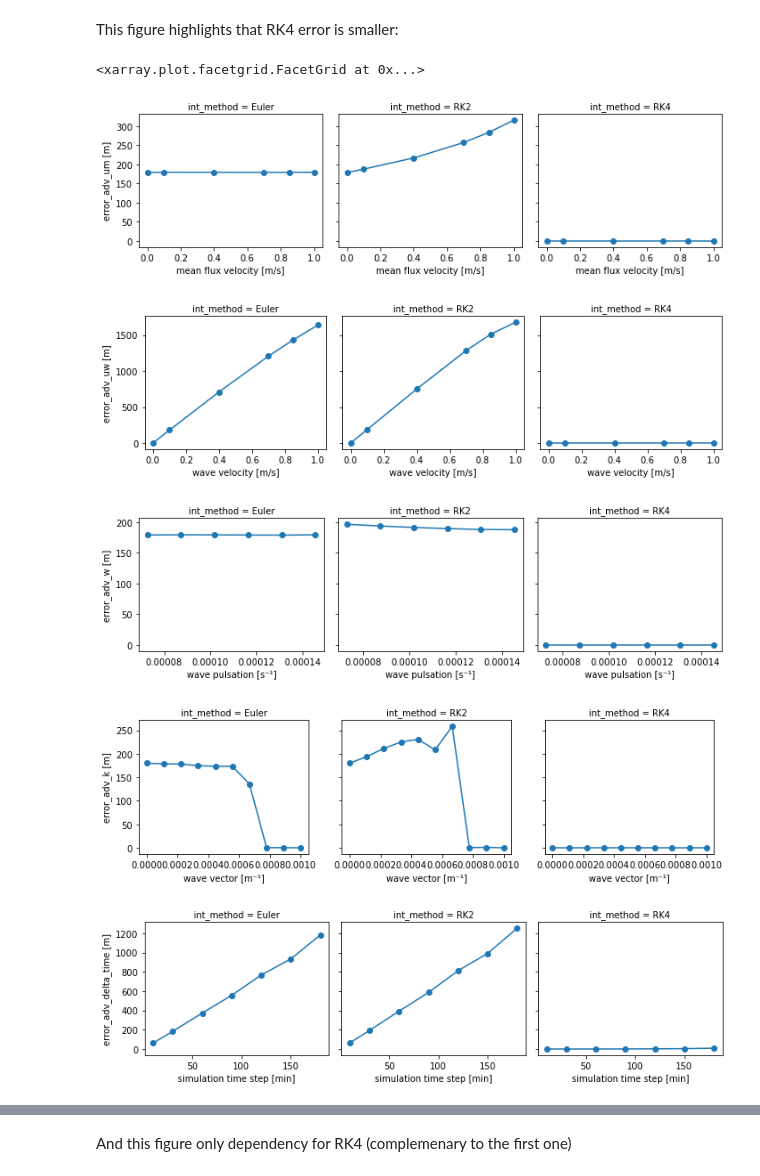
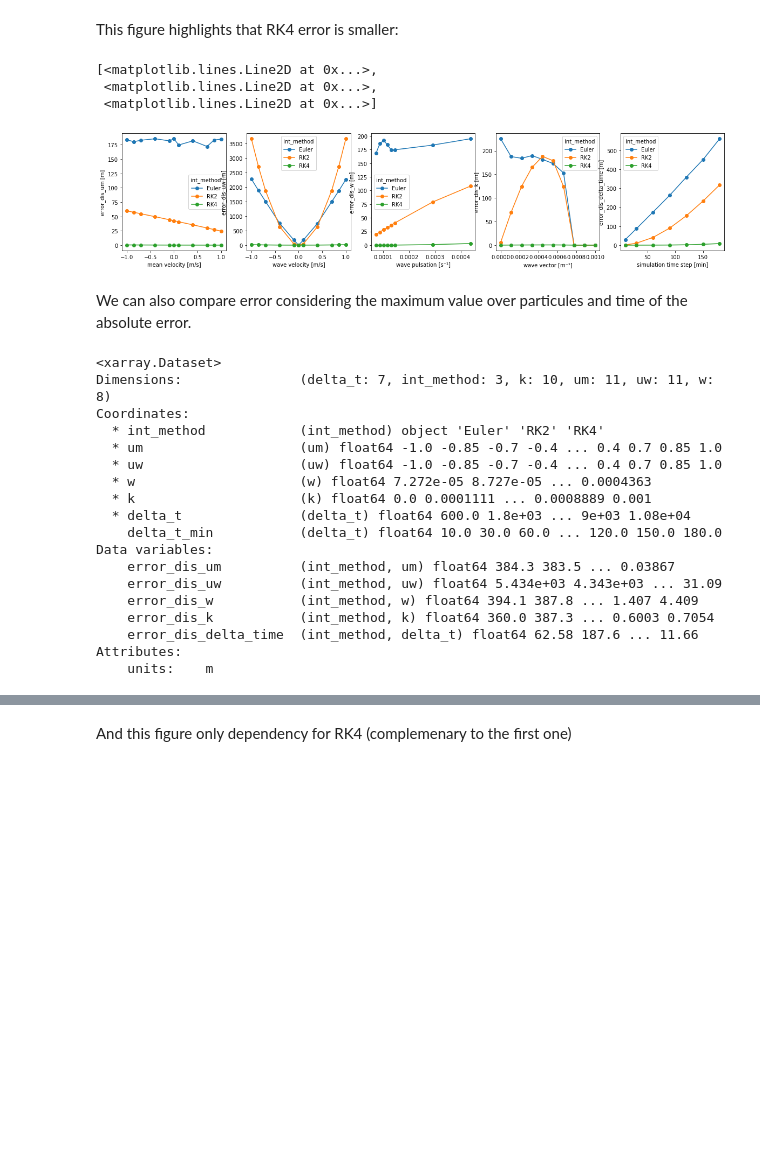
Before and after one commit to margot-demol/stage-m1, a Jupyter notebook: development/temporal_int_comparison.ipynb, the cells around one changed output, grey strips where cells are left out. Drawn from its saved outputs; the diff is of its cells as text; code cells hidden in the pictures; blank space fills up the shorter version.

```diff
--- a/development/temporal_int_comparison.ipynb
+++ b/development/temporal_int_comparison.ipynb
@@ -174,27 +163,21 @@ To select the error amplitude, I select max and min of the advancement differenc
 # %%
-Um=[0, 0.1, 0.4,0.7,0.85,1]
-Uw=[0, 0.1, 0.4,0.7,0.85,1]
-W=[1/2*sti.w2,6/10*sti.w2,7/10*sti.w2,8/10*sti.w2,9/10*sti.w2,1*sti.w2]
+Um=[-1,-0.85,-0.7,-0.4,-0.1,0, 0.1, 0.4,0.7,0.85,1]
+Uw=[-1,-0.85,-0.7,-0.4,-0.1,0, 0.1, 0.4,0.7,0.85,1]
+W=[1/2*sti.w2,6/10*sti.w2,7/10*sti.w2,8/10*sti.w2,9/10*sti.w2,1*sti.w2, 2*sti.w2, 3*sti.w2]
 K=list(np.linspace(0,0.001,10))
 Var=[Um, Uw,W, K]
 
 Dt=[sti.h2s/6,sti.h2s/2,sti.h2s,sti.h2s*3/2, sti.h2s*2,sti.h2s*5/2, sti.h2s*3]
-T=[list(np.arange(0,sti.d2s*4, Dt[0])),
-   list(np.arange(0,sti.d2s*4, Dt[1])),
-   list(np.arange(0,sti.d2s*4, Dt[2])),
-   list(np.arange(0,sti.d2s*4, Dt[3])),
-   list(np.arange(0,sti.d2s*4, Dt[4])),
-   list(np.arange(0,sti.d2s*4, Dt[5])),
-   list(np.arange(0,sti.d2s*4,Dt[6]))]
-OT=[list(np.arange(0,sti.d2s*4, sti.h2s)),
-    list(np.arange(0,sti.d2s*4, sti.h2s)),
-    list(np.arange(0,sti.d2s*4-sti.h2s, sti.h2s)),
-    list(np.arange(0,sti.d2s*4-sti.h2s, sti.h2s*3/2)),
-    list(np.arange(0,sti.d2s*4-sti.h2s, sti.h2s*2)),
-    list(np.arange(0,sti.d2s*4-sti.h2s, sti.h2s*5/2)),
-    list(np.arange(0,sti.d2s*4-sti.h2s, sti.h2s*3))]
+T=[list(np.arange(0,sti.d2s*6, Dt[i])) for i in range(len(Dt))]
 
-ds=sti.dependency_comp_ds(list_Var=Var, OT=OT, T=T, Dt=Dt, advected=0)
+OT=[list(np.arange(0,sti.d2s*6, sti.h2s)),
+    list(np.arange(0,sti.d2s*6, sti.h2s)),
+    list(np.arange(0,sti.d2s*6-sti.h2s, sti.h2s)),
+    list(np.arange(0,sti.d2s*6-sti.h2s, sti.h2s*3/2)),
+    list(np.arange(0,sti.d2s*6-sti.h2s, sti.h2s*2)),
+    list(np.arange(0,sti.d2s*6-sti.h2s, sti.h2s*5/2)),
+    list(np.arange(0,sti.d2s*6-sti.h2s, sti.h2s*3))]
+ds=sti.dependency_ds(list_Var=Var, OT=OT, T=T, Dt=Dt, advected=0)
 ds
 # %% [output]
 <xarray.Dataset>
@@ -218,15 +201,37 @@ Attributes:
 # %% [markdown]
 This figure highlights that RK4 error is smaller:
 # %%
-ds.error_adv_um.plot(col='int_method',marker='o')
-ds.error_adv_uw.plot(col='int_method',marker='o')
-ds.error_adv_w.plot(col='int_method',marker='o')
-ds.error_adv_k.plot(col='int_method',marker='o')
-ds.error_adv_delta_time.plot( x='delta_t_min',col='int_method',marker='o')
+fig, axes = plt.subplots(ncols=5, figsize=(20,4))
+ds.error_dis_um.plot(hue='int_method',marker='o',ax=axes[0])
+ds.error_dis_uw.plot(hue='int_method',marker='o',ax=axes[1])
+ds.error_dis_w.plot(hue='int_method',marker='o',ax=axes[2])
+ds.error_dis_k.plot(hue='int_method',marker='o',ax=axes[3])
+ds.error_dis_delta_time.plot( x='delta_t_min',hue='int_method',marker='o',ax=axes[4])
 # %% [output]
-<xarray.plot.facetgrid.FacetGrid at 0x...>
+[<matplotlib.lines.Line2D at 0x...>,
+ <matplotlib.lines.Line2D at 0x...>,
+ <matplotlib.lines.Line2D at 0x...>]
-[figure, old version]
+[figure, new version]
-[figure, removed]
-[figure, removed]
-[figure, removed]
-[figure, removed]
+# %% [markdown]
+We can also compare error considering the maximum value over particules and time of the absolute error.
+# %%
+ds2=sti.dependency_ds_max(list_Var=Var, OT=OT, T=T, Dt=Dt, advected=0)
+# %% [output]
+<xarray.Dataset>
+Dimensions:               (delta_t: 7, int_method: 3, k: 10, um: 11, uw: 11, w: 8)
+Coordinates:
+  * int_method            (int_method) object 'Euler' 'RK2' 'RK4'
+  * um                    (um) float64 -1.0 -0.85 -0.7 -0.4 ... 0.4 0.7 0.85 1.0
+  * uw                    (uw) float64 -1.0 -0.85 -0.7 -0.4 ... 0.4 0.7 0.85 1.0
+  * w                     (w) float64 7.272e-05 8.727e-05 ... 0.0004363
+  * k                     (k) float64 0.0 0.0001111 ... 0.0008889 0.001
+  * delta_t               (delta_t) float64 600.0 1.8e+03 ... 9e+03 1.08e+04
+    delta_t_min           (delta_t) float64 10.0 30.0 60.0 ... 120.0 150.0 180.0
+Data variables:
+    error_dis_um          (int_method, um) float64 384.3 383.5 ... 0.03867
+    error_dis_uw          (int_method, uw) float64 5.434e+03 4.343e+03 ... 31.09
+    error_dis_w           (int_method, w) float64 394.1 387.8 ... 1.407 4.409
+    error_dis_k           (int_method, k) float64 360.0 387.3 ... 0.6003 0.7054
+    error_dis_delta_time  (int_method, delta_t) float64 62.58 187.6 ... 11.66
+Attributes:
+    units:    m
```
Also changed, not shown: parts of 25 cells of this notebook, 1 other file.
